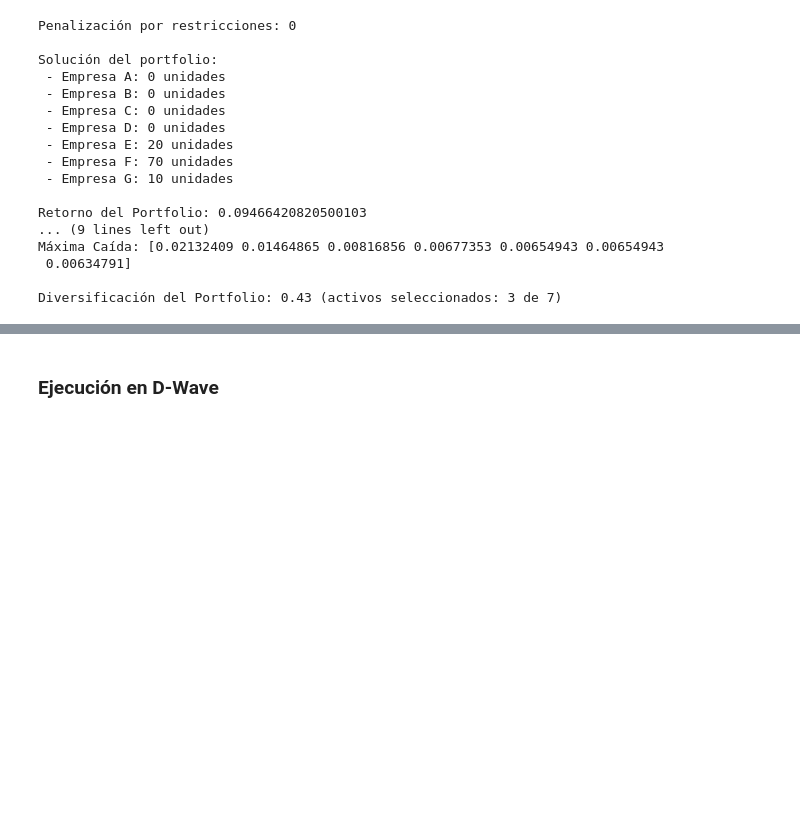
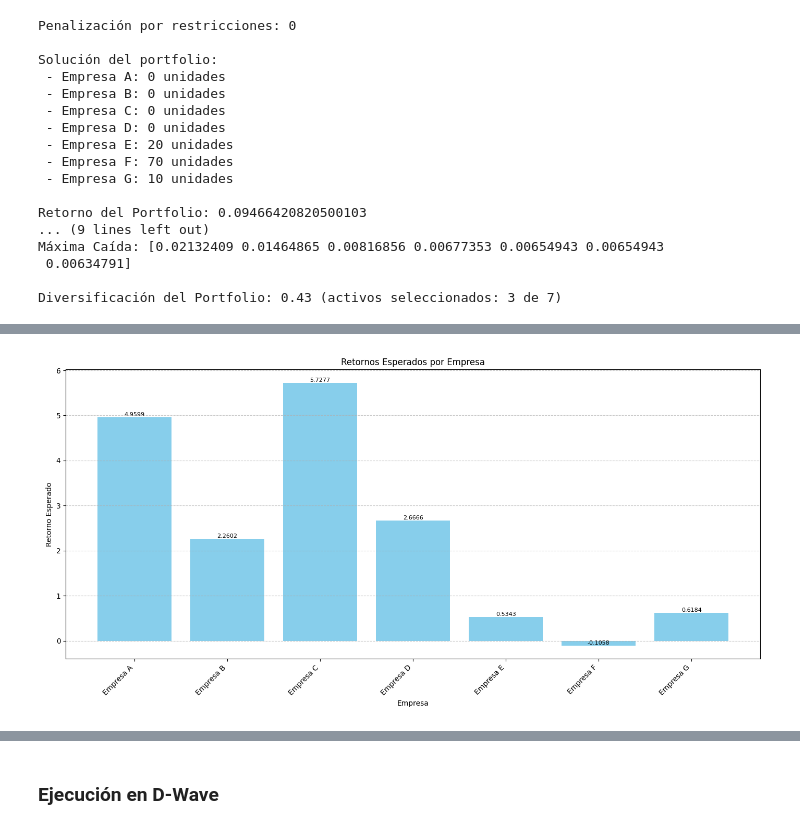
Before and after one commit to Lmmp-02/QUBO-investment-portfolio, a Jupyter notebook: Notebooks/Modelo_QUBO_Mediano.ipynb, the cells around one changed output, grey strips where cells are left out. Drawn from its saved outputs; the diff is of its cells as text; code cells hidden in the pictures; blank space fills up the shorter version.

```diff
--- a/Notebooks/Modelo_QUBO_Mediano.ipynb
+++ b/Notebooks/Modelo_QUBO_Mediano.ipynb
@@ -290,0 +307,19 @@ Diversificación del Portfolio: 0.43 (activos seleccionados: 3 de 7)
+# %%
+# Asumiendo que 'asset_names' contiene los nombres de las empresas y 'retornos_esperados' los retornos correspondientes
+plt.figure(figsize=(14, 7))  # Ajusta el tamaño de la figura según la cantidad de activos
+bars = plt.bar(asset_names, retornos_esperados, color='skyblue')
+plt.title('Retornos Esperados por Empresa')
+plt.xlabel('Empresa')
+plt.ylabel('Retorno Esperado')
+plt.xticks(rotation=45, ha="right")  # Rota los nombres de las empresas para mejor visualización
+plt.grid(axis='y', linestyle='--', alpha=0.7)
+
+# Añade el valor de cada barra sobre ella para mejor claridad
+for bar in bars:
+    yval = bar.get_height()
+    plt.text(bar.get_x() + bar.get_width()/2, yval, round(yval, 4), ha='center', va='bottom', fontsize=8)
+
+plt.tight_layout()  # Ajusta automáticamente los parámetros de la subtrama para dar espacio a los nombres de empresa
+plt.show()
+# %% [output]
+[figure, added]
```
Also changed, not shown: parts of 8 cells of this notebook.
